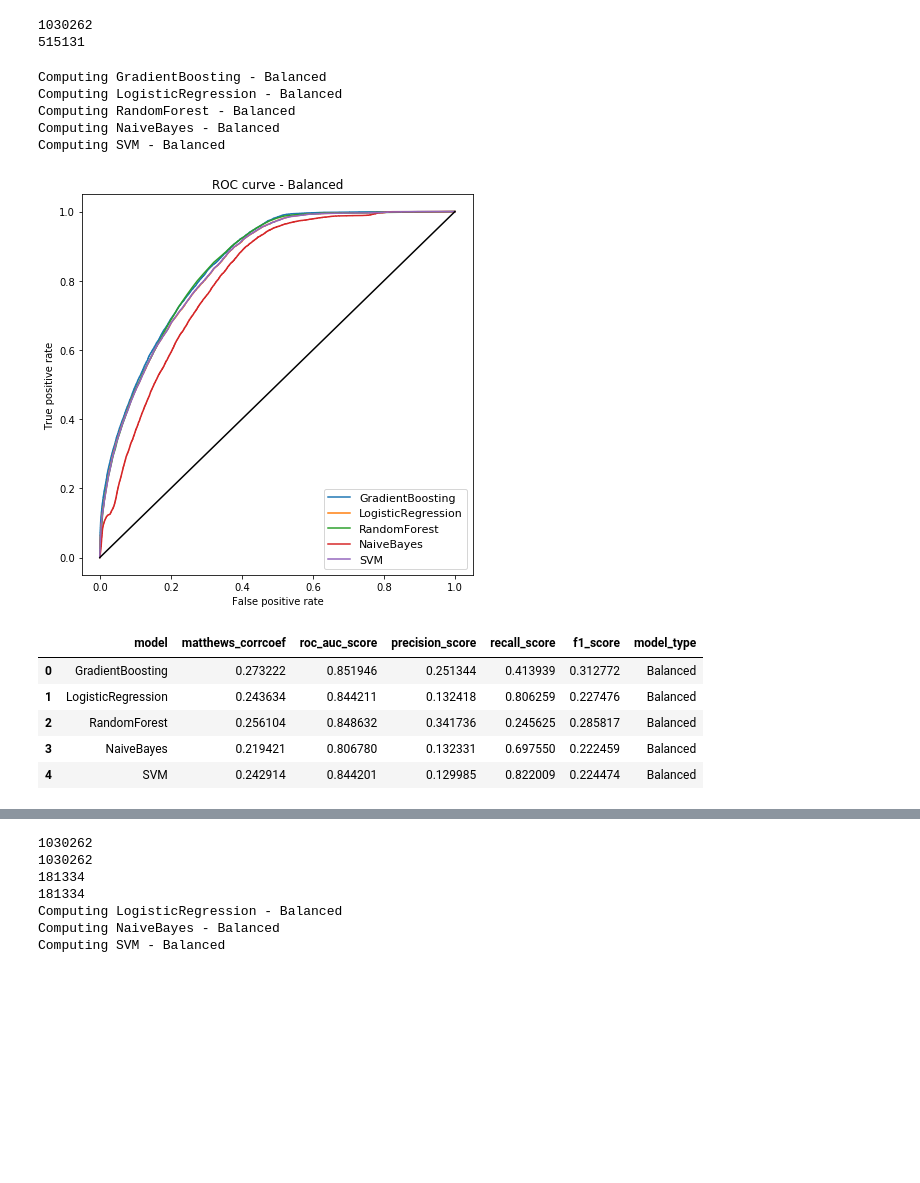
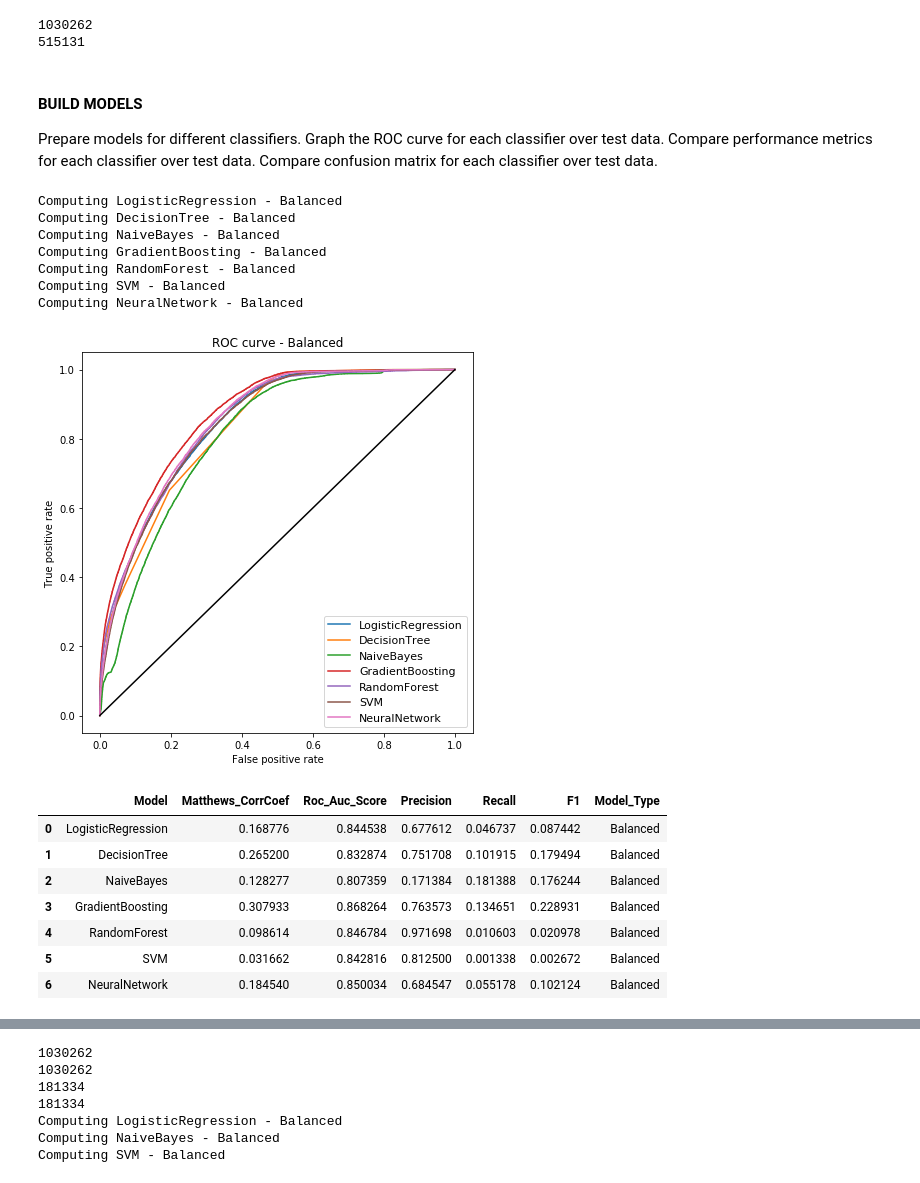
Before and after one commit to cpallav/ResponsibleLending, a Jupyter notebook: build_models.ipynb, the cells around one changed output, grey strips where cells are left out. Cells and saved outputs as stored; diff of their text form; code cells hidden in the pictures; blank space fills up the shorter version.

```diff
--- a/build_models.ipynb
+++ b/build_models.ipynb
@@ -1,13 +7,15 @@
 # %%
-## Function to run multiple classifiers on same training/test sets
-
 ## Import sklearn packages for model building
 from sklearn import metrics
 from sklearn.metrics import confusion_matrix
-from sklearn.linear_model import LogisticRegression
+from sklearn.linear_model import LogisticRegression, LinearRegression, Lasso
+from sklearn.tree import DecisionTreeClassifier
+from sklearn.naive_bayes import GaussianNB
+from sklearn.gaussian_process import GaussianProcessClassifier
+from sklearn.gaussian_process.kernels import RBF
 from sklearn.ensemble import RandomForestClassifier, GradientBoostingClassifier
 from sklearn.svm import SVC, LinearSVC
-from sklearn.naive_bayes import GaussianNB
+from sklearn.neural_network import MLPClassifier
 
 def run_models(X_train, y_train, X_test, y_test, clfs, model_type='Balanced'):
     '''
@@ -17,8 +25,8 @@ def run_models(X_train, y_train, X_test, y_test, clfs, model_type='Balanced'):
     dict of confusion matrices (name:confusion matrix) for each classifier. It also plots the ROC curve for
     each classifier.
 
-    The sklearn classifiers that have been imported and tested include LogisticRegression,
-    GaussianNB, RandomForestClassifier, GradientBoostingClassifier, SVC, LinearSVC.
+    The sklearn classifiers that have been imported and tested including Linear and LogisticRegression,
+    GaussianNB, RandomForestClassifier, GradientBoostingClassifier, SVC, LinearSVC, Neural Networks.
 
     Example:
     model_type = 'Non-balanced'
@@ -30,10 +38,9 @@ def run_models(X_train, y_train, X_test, y_test, clfs, model_type='Balanced'):
     report, conf_matrix = run_models(X_train, y_train, X_test, y_test, clfs, model_type)
     '''
 
-## Variable names to be descriptive
 
     ## Columns for performance metrics table
-    cols = ['model','matthews_corrcoef', 'roc_auc_score', 'precision_score', 'recall_score','f1_score']
+    cols = ['Model','Matthews_CorrCoef', 'Roc_Auc_Score', 'Precision', 'Recall','F1']
     models_report = pd.DataFrame(columns = cols)
 
     ## Confusion Matrix initialization
@@ -50,17 +57,21 @@ def run_models(X_train, y_train, X_test, y_test, clfs, model_type='Balanced'):
 
         if hasattr(clf, "predict_proba"):
             y_score = clf.predict_proba(X_test)[:,1]
-        else:  # use decision function
+        elif hasattr(clf, "decision_function"):
             y_score = clf.decision_function(X_test)
             y_score = (y_score - y_score.min()) / (y_score.max() - y_score.min())
+        else:
+            y_score = np.where(y_pred<0,0,np.where(y_pred>1,1,y_pred))
+            y_pred = np.where(y_pred<0.5,0,1)
 
-        tmp = pd.Series({'model_type': model_type,
-                         'model': clf_name,
-                         'roc_auc_score' : metrics.roc_auc_score(y_test, y_score),
-                         'matthews_corrcoef': metrics.matthews_corrcoef(y_test, y_pred),
-                         'precision_score': metrics.precision_score(y_test, y_pred),
-                         'recall_score': metrics.recall_score(y_test, y_pred),
-                         'f1_score': metrics.f1_score(y_test, y_pred)})
+
+        tmp = pd.Series({'Model_Type': model_type,
+                         'Model': clf_name,
+                         'Roc_Auc_Score' : metrics.roc_auc_score(y_test, y_score),
+                         'Matthews_CorrCoef': metrics.matthews_corrcoef(y_test, y_pred),
+                         'Precision': metrics.precision_score(y_test, y_pred),
+                         'Recall': metrics.recall_score(y_test, y_pred),
+                         'F1': metrics.f1_score(y_test, y_pred)})
 
         models_report = models_report.append(tmp, ignore_index = True)
         conf_matrix[clf_name] = confusion_matrix(y_test, y_pred)
@@ -270,30 +389,43 @@ print(sum(y_train))
 # %% [output]
 1030262
 515131
+# %% [markdown]
+#### BUILD MODELS
+
+Prepare models for different classifiers.
+Graph the ROC curve for each classifier over test data.
+Compare performance metrics for each classifier over test data.
+Compare confusion matrix for each classifier over test data.
 # %%
 ## Set up classifiers and run models
 clfs = {
+        'LogisticRegression' : LogisticRegression(),
+        'DecisionTree': DecisionTreeClassifier(max_depth=20),
+        'NaiveBayes': GaussianNB(),
         'GradientBoosting': GradientBoostingClassifier(max_depth=6, n_estimators=100, max_features = 0.3),
-        'LogisticRegression' : LogisticRegression(),
-        'RandomForest': RandomForestClassifier(n_estimators=100),
-        'NaiveBayes': GaussianNB(),
+        'RandomForest': RandomForestClassifier(max_depth=6, n_estimators=100),
         'SVM': LinearSVC(C=1.0),
+        'NeuralNetwork': MLPClassifier(solver='lbfgs', alpha=1e-5,hidden_layer_sizes=(5, 2), random_state=1),
         }
 
 models_report, conf_matrix = run_models(X_train, y_train, X_test, y_test, clfs, model_type)
 # %% [output]
+Computing LogisticRegression - Balanced
+Computing DecisionTree - Balanced
+Computing NaiveBayes - Balanced
 Computing GradientBoosting - Balanced
-Computing LogisticRegression - Balanced
 Computing RandomForest - Balanced
-Computing NaiveBayes - Balanced
 Computing SVM - Balanced
+Computing NeuralNetwork - Balanced
-[figure, old version]
+[figure, new version]
 # %%
 models_report
 # %% [output]
-|  | model | matthews_corrcoef | roc_auc_score | precision_score | recall_score | f1_score | model_type |
-| 0 | GradientBoosting | 0.273222 | 0.851946 | 0.251344 | 0.413939 | 0.312772 | Balanced |
-| 1 | LogisticRegression | 0.243634 | 0.844211 | 0.132418 | 0.806259 | 0.227476 | Balanced |
-| 2 | RandomForest | 0.256104 | 0.848632 | 0.341736 | 0.245625 | 0.285817 | Balanced |
-| 3 | NaiveBayes | 0.219421 | 0.806780 | 0.132331 | 0.697550 | 0.222459 | Balanced |
-| 4 | SVM | 0.242914 | 0.844201 | 0.129985 | 0.822009 | 0.224474 | Balanced |
+|  | Model | Matthews_CorrCoef | Roc_Auc_Score | Precision | Recall | F1 | Model_Type |
+| 0 | LogisticRegression | 0.168776 | 0.844538 | 0.677612 | 0.046737 | 0.087442 | Balanced |
+| 1 | DecisionTree | 0.265200 | 0.832874 | 0.751708 | 0.101915 | 0.179494 | Balanced |
+| 2 | NaiveBayes | 0.128277 | 0.807359 | 0.171384 | 0.181388 | 0.176244 | Balanced |
+| 3 | GradientBoosting | 0.307933 | 0.868264 | 0.763573 | 0.134651 | 0.228931 | Balanced |
+| 4 | RandomForest | 0.098614 | 0.846784 | 0.971698 | 0.010603 | 0.020978 | Balanced |
+| 5 | SVM | 0.031662 | 0.842816 | 0.812500 | 0.001338 | 0.002672 | Balanced |
+| 6 | NeuralNetwork | 0.184540 | 0.850034 | 0.684547 | 0.055178 | 0.102124 | Balanced |
```
Also changed, not shown: parts of 25 cells of this notebook.
